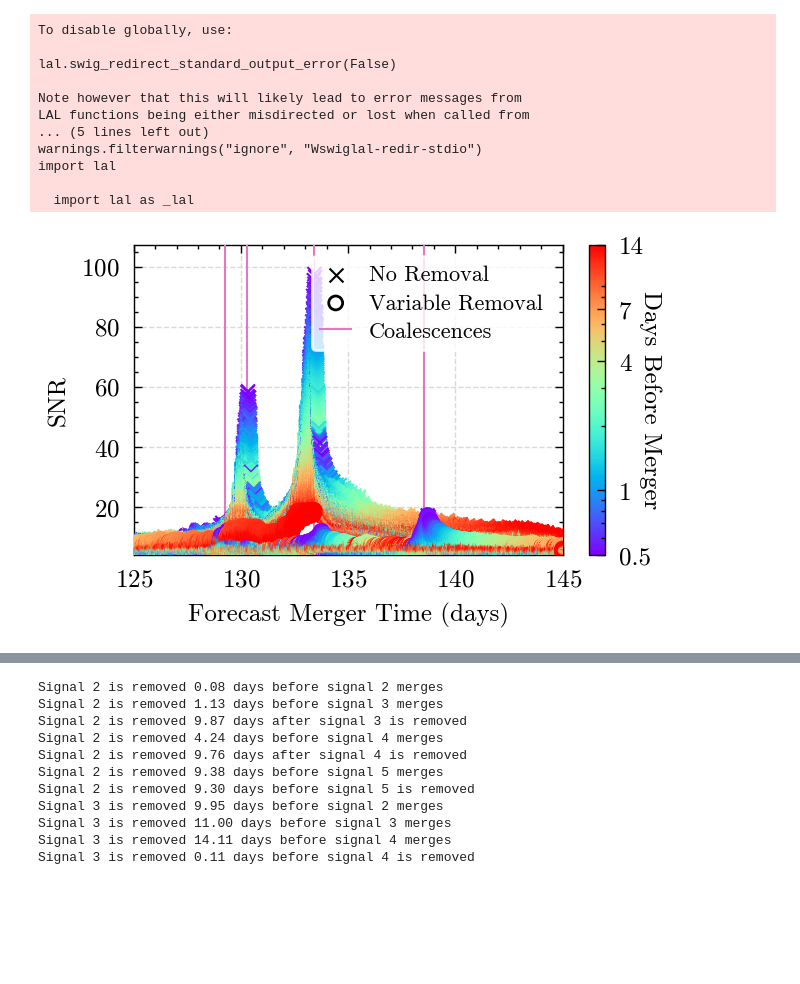
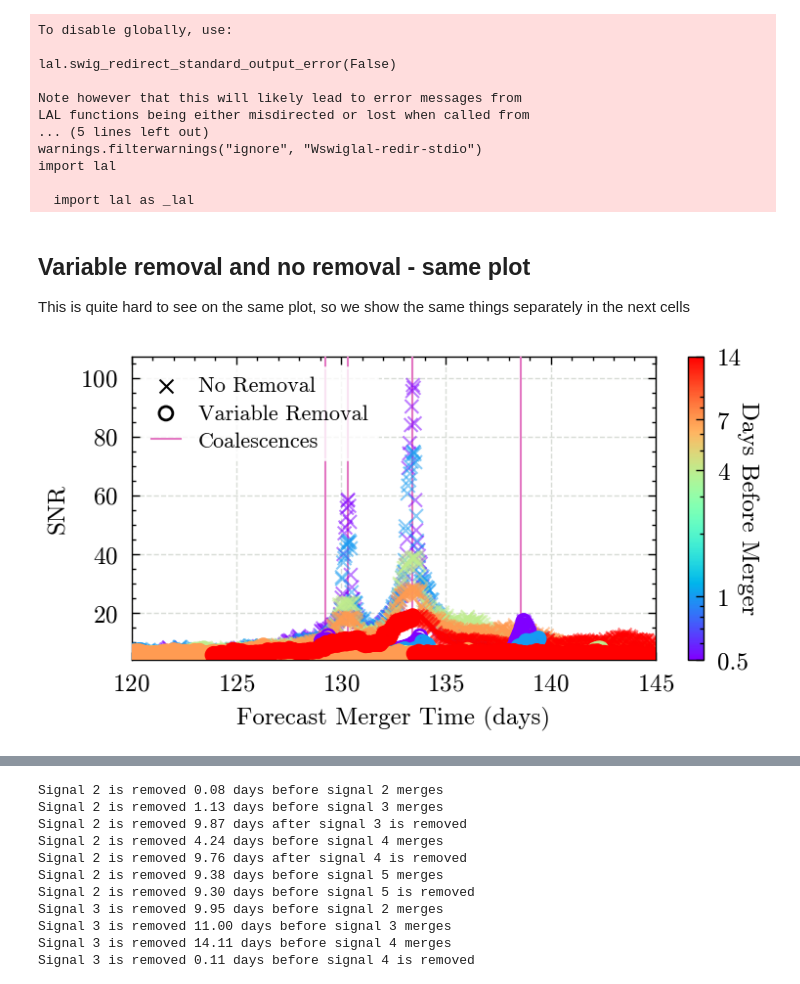
Before and after one commit to icg-gravwaves/lisa_premerger_sangria, a Jupyter notebook: search/inpainting_runs/plot_focused_data_results.ipynb, the cells around one changed output, grey strips where cells are left out. Drawn from its saved outputs; the diff is of its cells as text; code cells hidden in the pictures; blank space fills up the shorter version.

```diff
--- a/search/inpainting_runs/plot_focused_data_results.ipynb
+++ b/search/inpainting_runs/plot_focused_data_results.ipynb
@@ -49,12 +49,18 @@ times_before = [0.5, 1, 4, 7, 14]
 
 results_noremoval = get_results(
     f"results/data_runs_focused_noremoval.hdf",
-    # filter_times_before=times_before
+    filter_times_before=times_before
 )
+
 results_varremoval = get_results(
     f"results/data_runs_focused_varied_removal.hdf",
-    # filter_times_before=times_before
+    filter_times_before=times_before
 )
+
+results_2hrremoval = get_results(
+    f"results/data_runs_psd_estimate.hdf",
+    filter_times_before=times_before
+)
 # %%
 # Get the truth times
 import ldc.io.hdf5 as hdfio
@@ -66,15 +77,19 @@ truth_times_s = mbhb_sky[0]['CoalescenceTime']
+# %% [markdown]
+## Variable removal and no removal - same plot
+
+This is quite hard to see on the same plot, so we show the same things separately in the next cells
 # %%
 fig_focused_predict, _ = plotting_utils.plot_around_time(
     results_one=results_noremoval,
     results_two=results_varremoval,
     truth_times=truth_times_s,
     times_before=times_before,
     label_one='No Removal',
     label_two='Variable Removal',
-    start_time_offset=125,
+    alpha_one=0.5,
+    start_time_offset=120,
     end_time_offset=145,
-    legend_loc='upper right'
+    width_factor=1.25
 )
-# fig_focused_predict.savefig('plots/focused_results_prediction.pdf')
 # %% [output]
-[figure, old version]
+[figure, new version]
```
Also changed, not shown: parts of 24 cells of this notebook, 3 other files.
